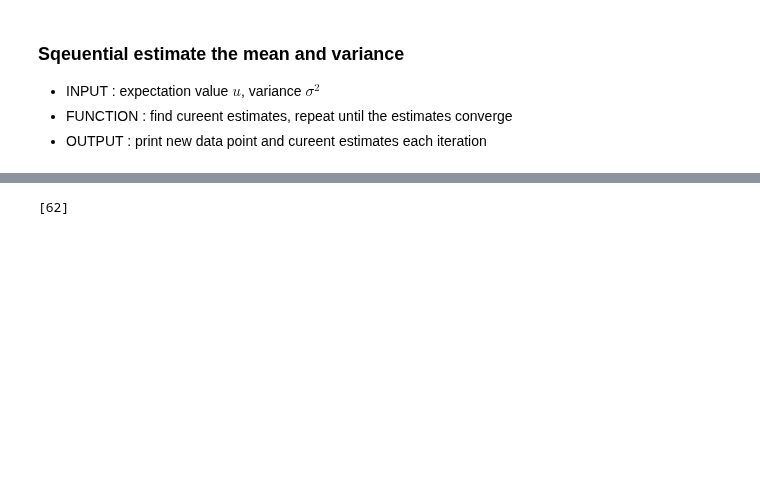
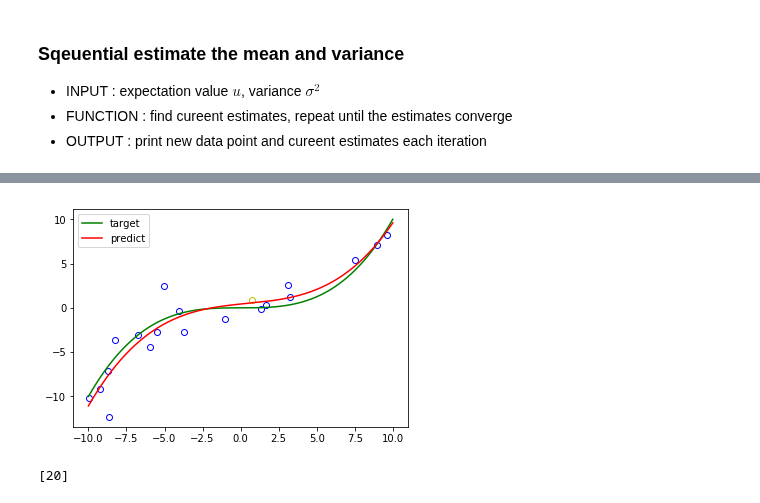
Before and after one commit to csielee/2018ML, a Jupyter notebook: HW3/HW3.ipynb, the cells around one changed output, grey strips where cells are left out. Saved outputs shown, nothing was run; the diff lists cells and outputs as text; code cells hidden in the pictures; blank space fills up the shorter version.

```diff
--- a/HW3/HW3.ipynb
+++ b/HW3/HW3.ipynb
@@ -26,6 +29,18 @@ def Covariance(x, y):
     ux = Mean(x)
     uy = Mean(y)
     return sum([(x[i] - ux)*(y[i] - uy) for i in range(len(x))]) / len(x)
+
+class mylogging():
+    def __init__(self, output=False, nolog=False):
+        self.logs = ""
+        self.output = output
+        self.nolog = nolog
+
+    def info(self, s):
+        if self.output:
+            print(s)
+        if not self.nolog:
+            self.logs += s + "\n"
 # %% [markdown]
 ### Random Data Generator
 
@@ -164,17 +179,13 @@ def NaiveEstimate():
         u = data_sum / n
         v = (data_sum2 / n) - (u**2)
 
-def SqeuentialEstimate(u, v, es=NaiveEstimate):
+def SqeuentialEstimate(dg, es=NaiveEstimate):
     current_u = 0
     current_v = 1
-    dg = GaussianDataGenerator(u, v)
     es = es()
     current_u, current_v = next(es)
-    converge_threshold = 10**-2
     while True:
         new_data = next(dg)
         current_u, current_v = es.send(new_data)
-        yield (new_data, current_u, current_v, u, v)
-        if (abs(u - current_u) < converge_threshold and abs(v - current_v) < converge_threshold):
-            break
+        yield (new_data, current_u, current_v)
 # %%
@@ -384,9 +432,10 @@ blr = BaysianLinearRegression(dg, 1, prior_u, prior_b)
 # %%
-outcomes, logs = test_BaysianLinearRegression(blr, converge_threshold=10**-5,times=1, max_iter=100)
+outcomes, logs = test_BaysianLinearRegression(blr, target_e, converge_threshold=10**-3,times=1, max_iter=20, output_rate=1)
 print(outcomes)
 Markdown(logs)
 # %% [output]
+[figure, added]
-[62]
+[20]
 
 ==========Test Start==========
 
```
Also changed, not shown: parts of 19 cells of this notebook, 1 other file.
